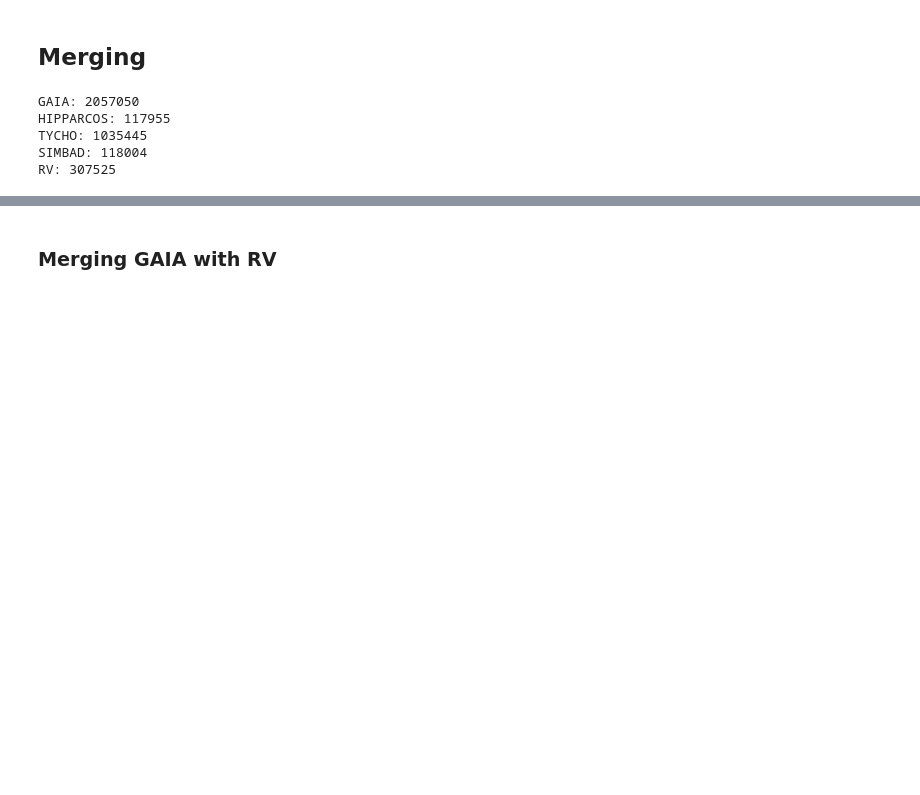
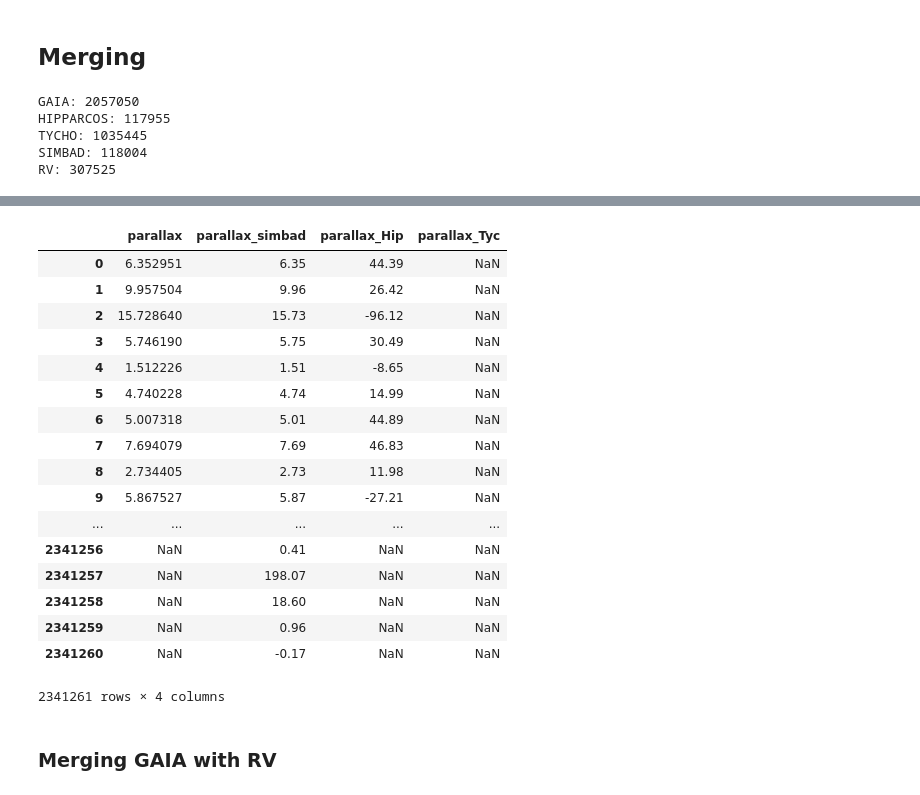
Before and after one commit to seap-udea/iWander, a Jupyter notebook: db/build.ipynb, the cells around one changed output, grey strips where cells are left out. Saved outputs shown, nothing was run; the diff lists cells and outputs as text; code cells hidden in the pictures; blank space fills up the shorter version.

```diff
--- a/db/build.ipynb
+++ b/db/build.ipynb
@@ -68,7 +93,7 @@ Reading DataGAIA/Data-Gaia//TgasSource_000-000-015.csv.gz
 ### HIPPARCOS
 # %%
 # Información disponible en: http://cdsarc.u-strasbg.fr/viz-bin/Cat?cat=I%2F239&target=readme&#sRM2.1
-names_hip={}
+names_hip=OrderedDict({})
 names_hip[1] = "hip"
 names_hip[8] = "ra_Hip"
 names_hip[9] = "dec_Hip"
@@ -141,7 +170,7 @@ names_tyc[28] = "pmra_pmdec_corr_Tyc"
 names_tyc[5] = "Vmag_Tyc"
 names_tyc[53] = "HenryDraperId_Tyc"
 
-tycho = pd.read_csv(HIPTYC_DIR+"tyc_main.dat", usecols = names_tyc.keys(), delimiter="|", names = names_tyc.values())
+tycho = pd.read_csv(HIPTYC_DIR+"tyc_main.dat", usecols = list(names_tyc.keys()), delimiter="|", names = names_tyc.values())
 tycho = pd.DataFrame(tycho)
 
 # Dividir la cadena de texto en los 3 campos numéricos que componen el ID de Tycho_2 (separados por espacios en blanco)
@@ -765,0 +840,21 @@ RV: 307525
+# %%
+# =============================================================================
+# CREACIÓN BASE DE DATOS COMPLETA CON TODOS LOS ATRIBUTOS DE LAS OTRAS BASES DE DATOS
+# =============================================================================
+
+n1 = len(gaia)
+print("Tamaño inicial de la base de datos alimentada con Gaia:", n1)
+
+database = gaia.merge(hipparcos, left_on="hip", right_on="hip", how="outer")
+n2 = len(database)
+print("Tamaño de Hipparcos:", len(hipparcos), "Tamaño final de la base de datos maestra:", n2, ". Aporte:", n2-n1)
+
+database = database.merge(tycho, left_on="tycho2_id", right_on="tycho2_id", how="outer")
+n3 = len(database)
+print("Tamaño de Tycho:", len(tycho), "Tamaño final de la base de datos maestra:", n3, ". Aporte:", n3-n2)
+
+database = database.merge(simbad, left_on="hip", right_on="hip", how="outer")
+n4 = len(database)
+print("Tamaño de Simbad:", len(simbad), "Tamaño final de la base de datos maestra:", n4, ". Aporte:", n4-n3)
+
+database = database.reset_index(drop=True)
@@ -766,3 +886,24 @@ RV: 307525
+# %%
+database[["parallax","parallax_simbad","parallax_Hip","parallax_Tyc"]]
+# %% [output]
+|  | parallax | parallax_simbad | parallax_Hip | parallax_Tyc |
+| 0 | 6.352951 | 6.35 | 44.39 | NaN |
+| 1 | 9.957504 | 9.96 | 26.42 | NaN |
+| 2 | 15.728640 | 15.73 | -96.12 | NaN |
+| 3 | 5.746190 | 5.75 | 30.49 | NaN |
+| 4 | 1.512226 | 1.51 | -8.65 | NaN |
+| 5 | 4.740228 | 4.74 | 14.99 | NaN |
+| 6 | 5.007318 | 5.01 | 44.89 | NaN |
+| 7 | 7.694079 | 7.69 | 46.83 | NaN |
+| 8 | 2.734405 | 2.73 | 11.98 | NaN |
+| 9 | 5.867527 | 5.87 | -27.21 | NaN |
+| ... | ... | ... | ... | ... |
+| 2341256 | NaN | 0.41 | NaN | NaN |
+| 2341257 | NaN | 198.07 | NaN | NaN |
+| 2341258 | NaN | 18.60 | NaN | NaN |
+| 2341259 | NaN | 0.96 | NaN | NaN |
+| 2341260 | NaN | -0.17 | NaN | NaN |
+2341261 rows × 4 columns
 # %% [markdown]
 ### Merging GAIA with RV
 # %%
```
Also changed, not shown: parts of 11 cells of this notebook.
